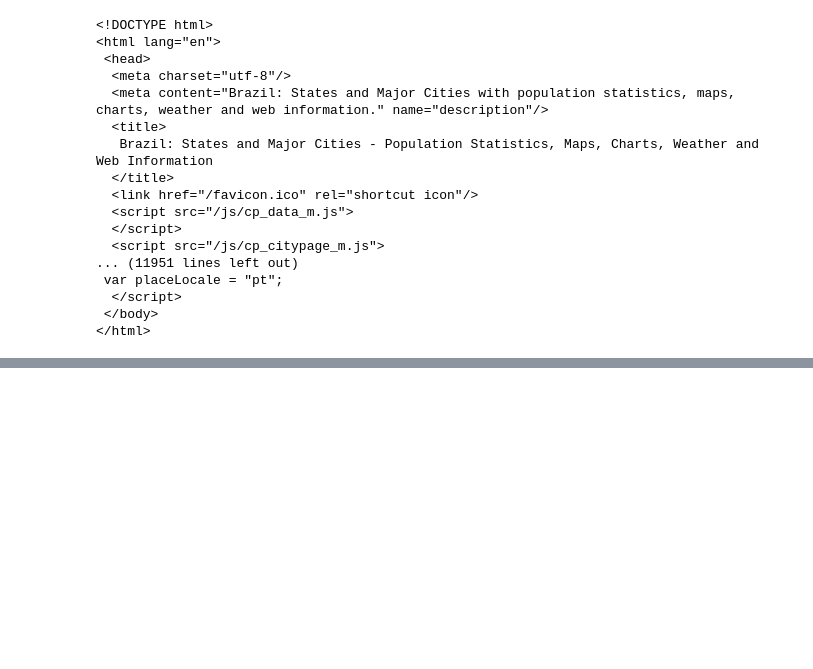
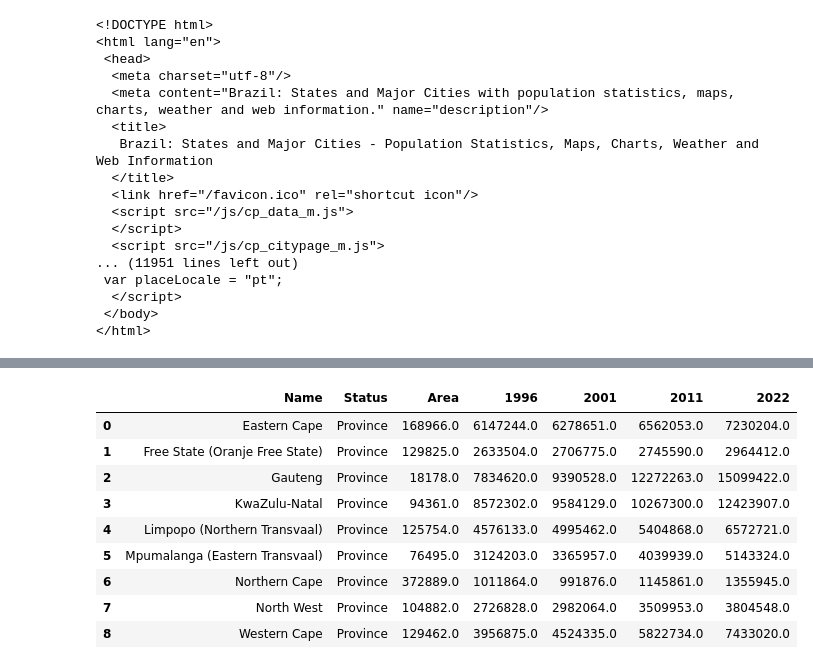
Before and after one commit to CabooseExia/Geospatial-practice, a Jupyter notebook: citypopulation_webscraper.ipynb, the cells around one changed output, grey strips where cells are left out. Drawn from its saved outputs; the diff is of its cells as text; code cells hidden in the pictures; blank space fills up the shorter version.

```diff
--- a/citypopulation_webscraper.ipynb
+++ b/citypopulation_webscraper.ipynb
@@ -324,0 +413,15 @@ mexico
+# %%
+page = requests.get(f"https://www.citypopulation.de/en/southafrica/admin/")
+southafrica_df, year = make_df_admin(page)
+southafrica_df
+# %% [output]
+|  | Name | Status | Area | 1996 | 2001 | 2011 | 2022 |
+| 0 | Eastern Cape | Province | 168966.0 | 6147244.0 | 6278651.0 | 6562053.0 | 7230204.0 |
+| 1 | Free State (Oranje Free State) | Province | 129825.0 | 2633504.0 | 2706775.0 | 2745590.0 | 2964412.0 |
+| 2 | Gauteng | Province | 18178.0 | 7834620.0 | 9390528.0 | 12272263.0 | 15099422.0 |
+| 3 | KwaZulu-Natal | Province | 94361.0 | 8572302.0 | 9584129.0 | 10267300.0 | 12423907.0 |
+| 4 | Limpopo (Northern Transvaal) | Province | 125754.0 | 4576133.0 | 4995462.0 | 5404868.0 | 6572721.0 |
+| 5 | Mpumalanga (Eastern Transvaal) | Province | 76495.0 | 3124203.0 | 3365957.0 | 4039939.0 | 5143324.0 |
+| 6 | Northern Cape | Province | 372889.0 | 1011864.0 | 991876.0 | 1145861.0 | 1355945.0 |
+| 7 | North West | Province | 104882.0 | 2726828.0 | 2982064.0 | 3509953.0 | 3804548.0 |
+| 8 | Western Cape | Province | 129462.0 | 3956875.0 | 4524335.0 | 5822734.0 | 7433020.0 |
```
Also changed, not shown: parts of 12 cells of this notebook, 1 other file.
